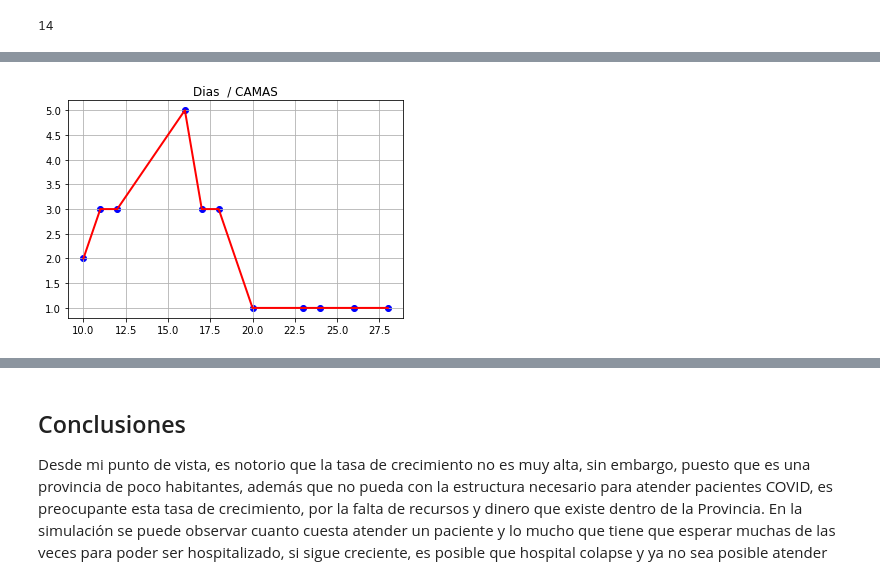
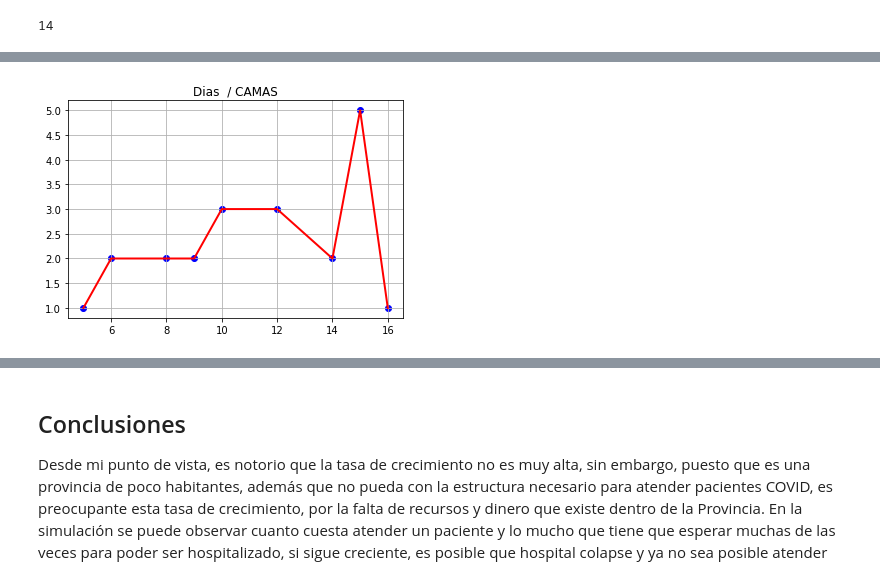
Before and after one commit to lulu16/simulacion-p1, a Jupyter notebook: AjusteVariablesPython_Garay.ipynb, the cells around one changed output, grey strips where cells are left out. Drawn from its saved outputs; the diff is of its cells as text; code cells hidden in the pictures.

```diff
--- a/AjusteVariablesPython_Garay.ipynb
+++ b/AjusteVariablesPython_Garay.ipynb
@@ -85,7 +85,7 @@ import numpy as np
 HOSPITALES = 1
 CAMAS = 20
 RESPIRADORES=5
-UCI=3
+UCI=5
 PERSONAL=79
 
 COSTO_BAJO=4000
@@ -97,8 +97,8 @@ COSTO_DIA_ALTO=int(COSTO_ALTO/21)
 
 INFECTADOS= 73
 TASA_CRECIMIENTO = tc
-DIAS_INTERNADO = 15
-DIAS_SIMULACION = 30
+DIAS_INTERNADO = 10
+DIAS_SIMULACION = 20
 
 costoTotal=[]
 personalTotal={}
@@ -141,7 +141,7 @@ class Hospital(object):
         yield self.env.timeout(random.randint(DIAS_INTERNADO-3, DIAS_INTERNADO+11))
         print("El paciente, con numero:", paciente, "salió de la sala de intensivos en el día ", int(self.env.now))
 
-    def asistencia_respiradores(self, paciente):
+    def respiradores_tiempo(self, paciente):
         yield self.env.timeout(random.randint(DIAS_INTERNADO-3, DIAS_INTERNADO+11))
         print("El paciente, con numero:", paciente, "ya deja de usar respiradores en el día ", int(self.env.now),'por muerte.')
 
@@ -157,14 +157,14 @@ def llegada_paciente(env, hospital, paciente):
             adultos[env.now] = adultos[env.now] + 1 if env.now in adultos else 1
         elif (tipo > 60) :
             riesgo[env.now] = riesgo[env.now] + 1 if env.now in riesgo else 1
-        #camas
+
         with hospital.camas.request() as cama:
             llegadaC = env.now
-            dias_esperando = random.randint(4,5)
-            requerimientoC = yield cama | env.timeout(dias_esperando)
+            dias_esperando = random.randint(0,1) #Numero de dias maximo que puede esperar sin ser asignado a una cama dentro del hospital
+            requerimientoC = yield cama | env.timeout(dias_esperando) #Asignar un tiempo de espera
             wait = env.now - llegadaC
             if cama in requerimientoC:
-                print("El paciente, con numero", paciente, "se le asigna una cama")
+                print("Paciente Nº", paciente, " se le asigna una cama ")
                 yield env.process(hospital.hospitalizacion(paciente))
                 estado = random.randint(1,100)
                 camasTotal[env.now] = camasTotal[env.now] + 1 if env.now in camasTotal else 1
@@ -175,27 +175,32 @@ def llegada_paciente(env, hospital, paciente):
                 else:
                     persona_recuperadas[env.now] = persona_recuperadas[env.now] + 1 if env.now in persona_recuperadas else 1
 
-            #ASIGNAR PERSONAL
+            ##ASIGNAR PERSONAL
                 with hospital.personal.request() as personal:
                     llegadaP = env.now
-                    dias_esperando = random.randint(0,1)
-                    requerimientoP = yield personal | env.timeout(dias_esperando)
+                    dias_esperando = random.randint(0,1) #Numero de dias maximo que puede esperar sin ser asignado a una cama dentro del hospital
+                    requerimientoP = yield personal | env.timeout(dias_esperando) #Asignar un tiempo de espera
                     waitP = env.now - llegadaP
-                    if personal in requerimientoP:
-                        print("El paciente, con numero", paciente, " se le asigna personal medico ")
-                        personalTotal[env.now] =  personalTotal[env.now] + 1 if env.now in  personalTotal else 1
-
-            #-------------------
+                if personal in requerimientoP:
+                    print("Paciente Nº", paciente, " se le asigna personal medico ")
+                    yield env.process(hospital.atencion(paciente))
+                    estado = random.randint(1,100)
+                    personalTotal[env.now] = personalTotal[env.now] + 1 if env.now in personalTotal else 1
+                    if (estado < 6) :
+                        persona_fallecidas[env.now] = persona_fallecidas[env.now] + 1 if env.now in persona_fallecidas else  1
+                    else:
+                        persona_recuperadas[env.now] = persona_recuperadas[env.now] + 1 if env.now in persona_recuperadas else 1
+            #######
                     acceso = random.randint(1,100)
                     if(acceso<28):
-                        #Sala de intensivos
+                        #######UCI
                         with hospital.uci.request() as uci:
                             llegadaU = env.now
-                            dias_esperando = random.randint(7,18) #
-                            requerimientoU = yield uci | env.timeout(dias_esperando) #
+                            dias_esperando = random.randint(9,15) #Numero de dias maximo que puede esperar sin ser asignado a una cama dentro del hospital
+                            requerimientoU = yield uci | env.timeout(dias_esperando) #Asignar un tiempo de espera
                             waitU = env.now - llegadaU
                             if uci in requerimientoU:
-                                print("El paciente, con numero", paciente, " pasa a la Sala de intensivos")
+                                print("Paciente Nº", paciente, " pasa a la UCI ")
                                 UCITotal[env.now] = UCITotal[env.now] + 1 if env.now in UCITotal else 1
                                 yield env.process(hospital.cuidado_intensivo(paciente))
                                 estado = random.randint(1,100)
@@ -203,34 +208,34 @@ def llegada_paciente(env, hospital, paciente):
                                     persona_fallecidas[env.now] = persona_fallecidas[env.now] + 1 if env.now in persona_fallecidas else  1
                                 else:
                                     persona_recuperadas[env.now] = persona_recuperadas[env.now] + 1 if env.now in persona_recuperadas else 1
-                            #Respiradores
+                            #######RES
                                 requiere = random.randint(1,100)
                                 if(requiere<95):
                                     with hospital.respiradores.request() as respiradores:
                                         llegadaR = env.now
-                                        requerimientoR = yield respiradores | env.timeout(0)
+                                        requerimientoR = yield respiradores | env.timeout(0) #Asignar un tiempo de espera
                                         waitR = env.now - llegadaR
                                         if respiradores in requerimientoR:
-                                            print("El paciente, con numero", paciente, "se le asigna un respirador ")
+                                            print("Paciente Nº", paciente, "se le asigna un respirador ")
                                             respiradoresTotal[env.now] = respiradoresTotal[env.now] + 1 if env.now in  respiradoresTotal else 1
-                                            yield env.process(hospital.asistencia_respiradores(paciente))
+                                            yield env.process(hospital.respiradores_tiempo(paciente))
                                             estado = random.randint(1,100)
                                             if (estado < 8) :
                                                 persona_fallecidas[env.now] = persona_fallecidas[env.now] + 1 if env.now in persona_fallecidas else  1
                                             else:
                                                 persona_recuperadas[env.now] = persona_recuperadas[env.now] + 1 if env.now in persona_recuperadas else 1
                                         else:
-                                            print("El paciente con numero" , paciente," espero ", waitR , " días y fallece por falta de respiradores")
+                                            print("%%%%%%Paciente Nº" , paciente," espero ", waitR , " días y fallece por falta de acceso a la sala UCI")
                                             persona_fallecidas[env.now] = persona_fallecidas[env.now] + 1 if env.now in persona_fallecidas else  1
-                                    #-----------
+                                    #######
                             else:
-                                print("El paciente con numero" , paciente," espero ", waitU , " días y fallece por falta de acceso a la sala de intensivos")
+                                print("%%%%%%Paciente Nº" , paciente," espero ", waitU , " días y fallece por falta de acceso a la UCI")
                                 persona_fallecidas[env.now] = persona_fallecidas[env.now] + 1 if env.now in persona_fallecidas else  1
-                        #------------------
+                        #######
                     else:
-                        print("El paciente con numero" , paciente," espero ", waitP , " y se recuperó.")
+                        print("El Paciente Nº" , paciente," espero ", waitP , " y se recuperó.")
             else:
-                print("El paciente con numero" , paciente," espero ", wait , " días y fallece por falta de camas")
+                print("%%%%%%%%%Paciente Nº" , paciente," espero ", wait , " días y fallece por falta de camas")
                 persona_fallecidas[env.now] = persona_fallecidas[env.now] + 1 if env.now in persona_fallecidas else  1
 
 
@@ -267,6 +272,16 @@ pp.title("Dias  / CAMAS")
 pp.grid(True)
 pp.show()
 
+#Personal
+print('PERSONAL TOTAL',personalTotal)
+datos=sorted(personalTotal.items())
+x, y =zip(*datos)
+pp.plot(x,y,linewidth=2,color='r')
+pp.scatter(x,y,color='b')
+pp.title("Dias  / PERSONAL")
+pp.grid(True)
+pp.show()
+
 #Sala de Intensivos
 print('Total Cuidados Intensivos',UCITotal)
 datos=sorted(UCITotal.items())
@@ -284,16 +299,6 @@ x, y =zip(*datos)
 pp.plot(x,y,linewidth=2,color='r')
 pp.scatter(x,y,color='b')
 pp.title("Dias  / RESPIRADORES")
-pp.grid(True)
-pp.show()
-
-#Personal
-print('PERSONAL TOTAL',personalTotal)
-datos=sorted(personalTotal.items())
-x, y =zip(*datos)
-pp.plot(x,y,linewidth=2,color='r')
-pp.scatter(x,y,color='b')
-pp.title("Dias  / PERSONAL")
 pp.grid(True)
 pp.show()
 
@@ -375 +380 @@ CAMAS TOTAL {10: 2, 11: 3, 12: 3, 16: 5, 17: 3, 18: 3, 20: 1, 23: 1, 24: 1, 26:
-[figure, old version]
+[figure, new version]
```
Also changed, not shown: parts of 1 cell of this notebook, 2 other files.
